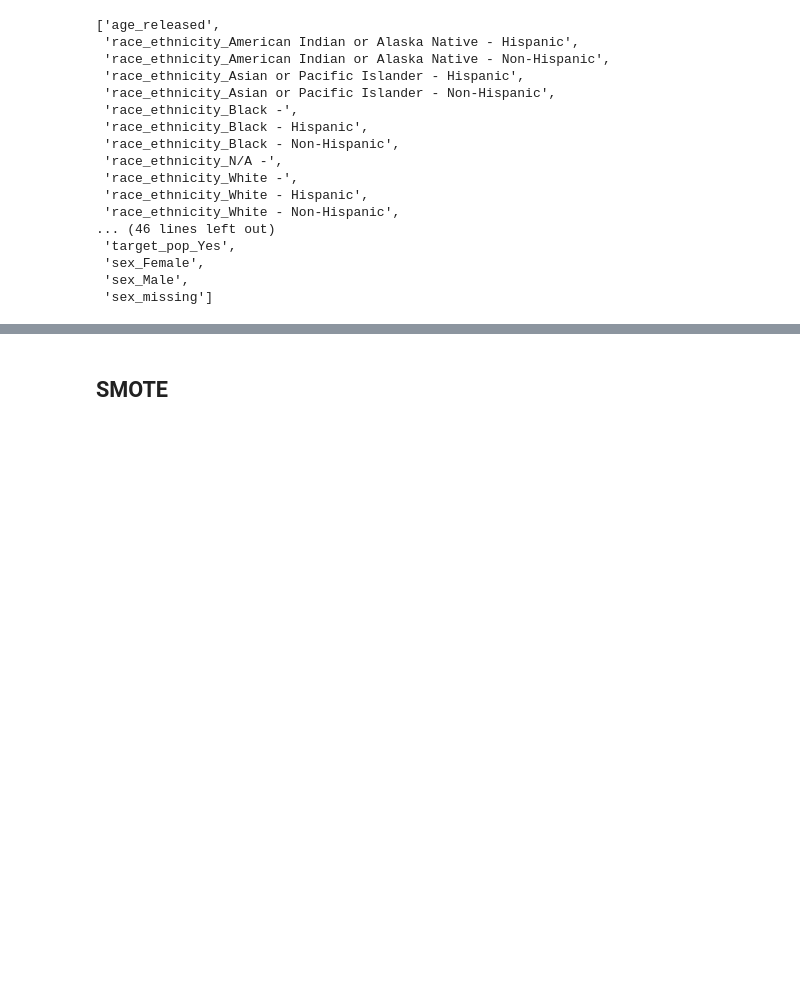
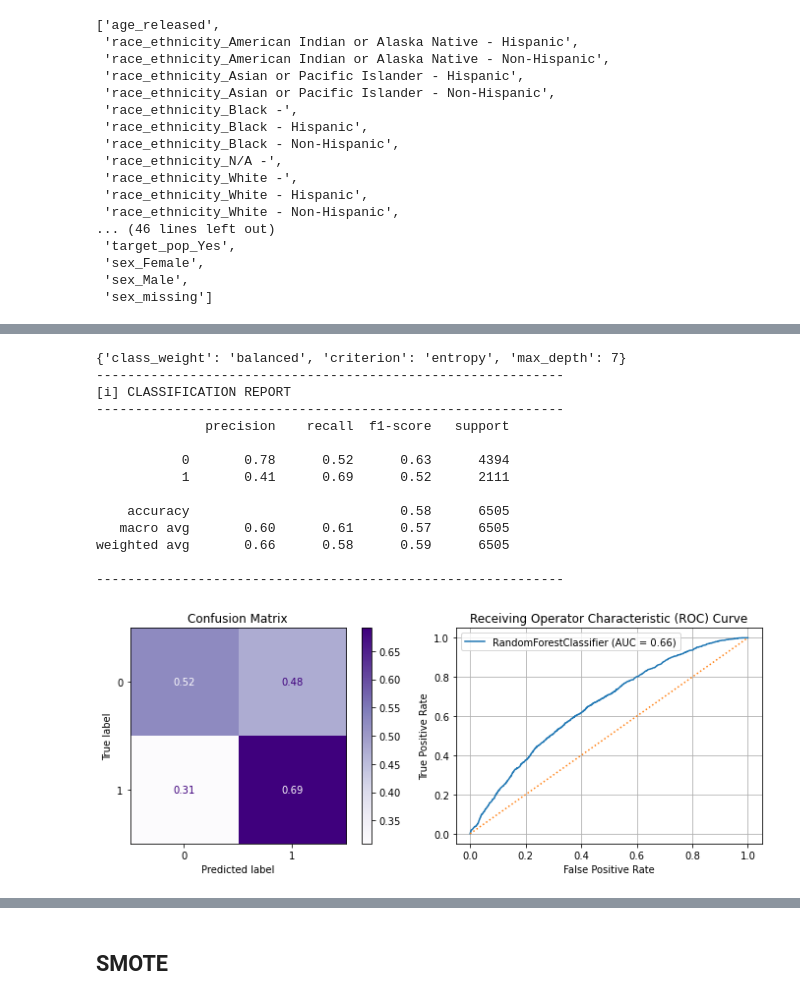
Before and after one commit to jirvingphd/fsds_070620_FT, a Jupyter notebook: Mod_3/mod_3_classification_project/iowa prisoners demo.ipynb, the cells around one changed output, grey strips where cells are left out. Cells and saved outputs as stored; diff of their text form; code cells hidden in the pictures; blank space fills up the shorter version.

```diff
--- a/Mod_3/mod_3_classification_project/iowa prisoners demo.ipynb
+++ b/Mod_3/mod_3_classification_project/iowa prisoners demo.ipynb
@@ -1026,0 +647,29 @@ weighted avg       0.63      0.62      0.62      6505
+# %%
+clf = RandomForestClassifier()
+params ={'max_depth':[None,5,7],
+         'criterion':['gini','entropy'],
+         'class_weight':[None,"balanced"]# "balanced_subsample"]
+        }
+grid = GridSearchCV(clf,params,scoring='roc_auc',n_jobs=-1)
+
+grid.fit(X_train_tf,y_train)
+print(grid.best_params_)
+
+evaluate_classification(grid.best_estimator_,X_test_tf,y_test)
+best_clf =grid.best_estimator_
+# %% [output]
+{'class_weight': 'balanced', 'criterion': 'entropy', 'max_depth': 7}
+------------------------------------------------------------
+[i] CLASSIFICATION REPORT
+------------------------------------------------------------
+              precision    recall  f1-score   support
+
+           0       0.78      0.52      0.63      4394
+           1       0.41      0.69      0.52      2111
+
+    accuracy                           0.58      6505
+   macro avg       0.60      0.61      0.57      6505
+weighted avg       0.66      0.58      0.59      6505
+
+------------------------------------------------------------
+[figure, added]
```
Also changed, not shown: parts of 128 cells of this notebook, 2 other files.
